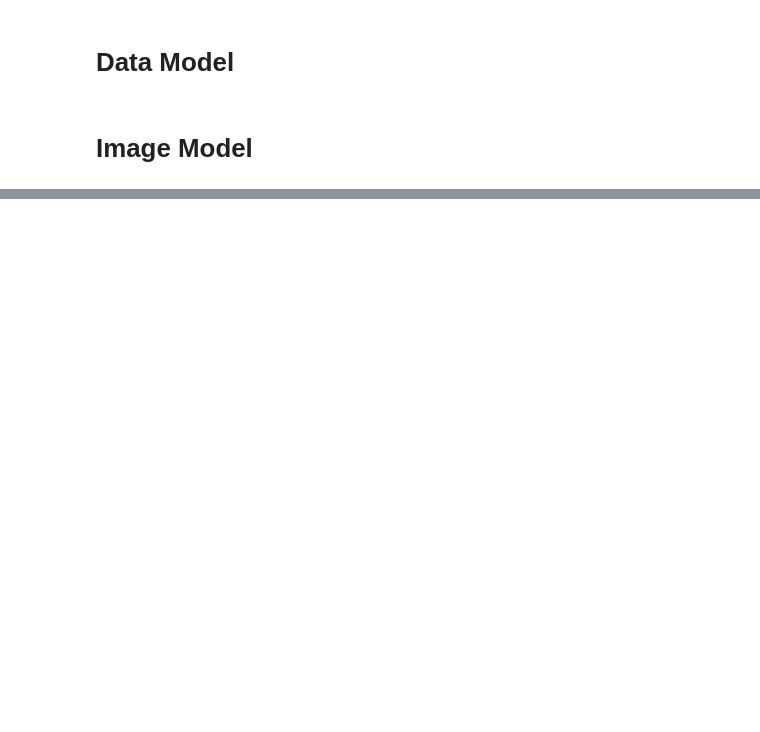
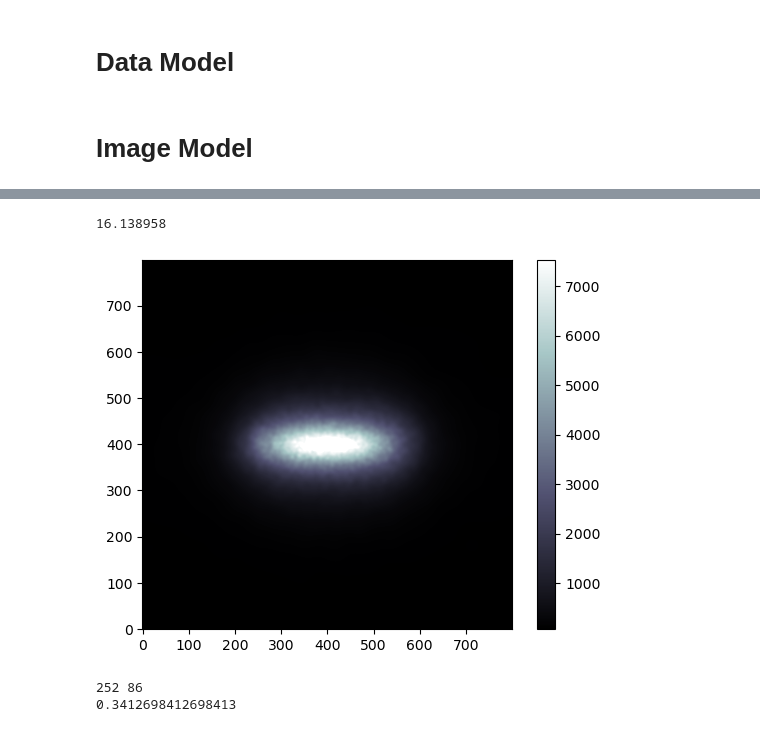
Before and after one commit to tylerjhughes/DarkLensAI, a Jupyter notebook: notebooks/main_lens_model.ipynb, the cells around one changed output, grey strips where cells are left out. Drawn from its saved outputs; the diff is of its cells as text; code cells hidden in the pictures; blank space fills up the shorter version.

```diff
--- a/notebooks/main_lens_model.ipynb
+++ b/notebooks/main_lens_model.ipynb
@@ -178,0 +200,36 @@ plt.show()
+# %%
+# Convert mag to flux
+mag_zero_point = 26
+
+mag = np.min(galaxy_image)
+print(mag)
+
+galaxy_image = data_util.magnitude2cps(galaxy_image, mag_zero_point)
+
+vmax = np.percentile(galaxy_image, 99.5)
+
+plt.imshow(galaxy_image, origin='lower', cmap='bone', vmax=vmax)
+plt.colorbar()
+
+
+#kwargs
+kwargs_lens_light_custom = [{'image': galaxy_image, 'magnitude': 18, 'center_x': 0, 'center_y': 0, 'phi_G': 0, 'scale': 0.00375}
+                    ]
+# %% [output]
+16.138958
+[figure, added]
+# %%
+major_axis_slice = galaxy_image[400,:]
+minor_axis_slice = galaxy_image[:,400]
+
+FWHM_major = np.sum(major_axis_slice > 0.5*np.max(major_axis_slice))
+FWHM_minor = np.sum(minor_axis_slice > 0.5*np.max(minor_axis_slice))
+
+print(FWHM_major, FWHM_minor)
+
+axis_ratio = FWHM_minor/FWHM_major
+
+print(axis_ratio)
+# %% [output]
+252 86
+0.3412698412698413
```
Also changed, not shown: parts of 17 cells of this notebook, 8 other files.
